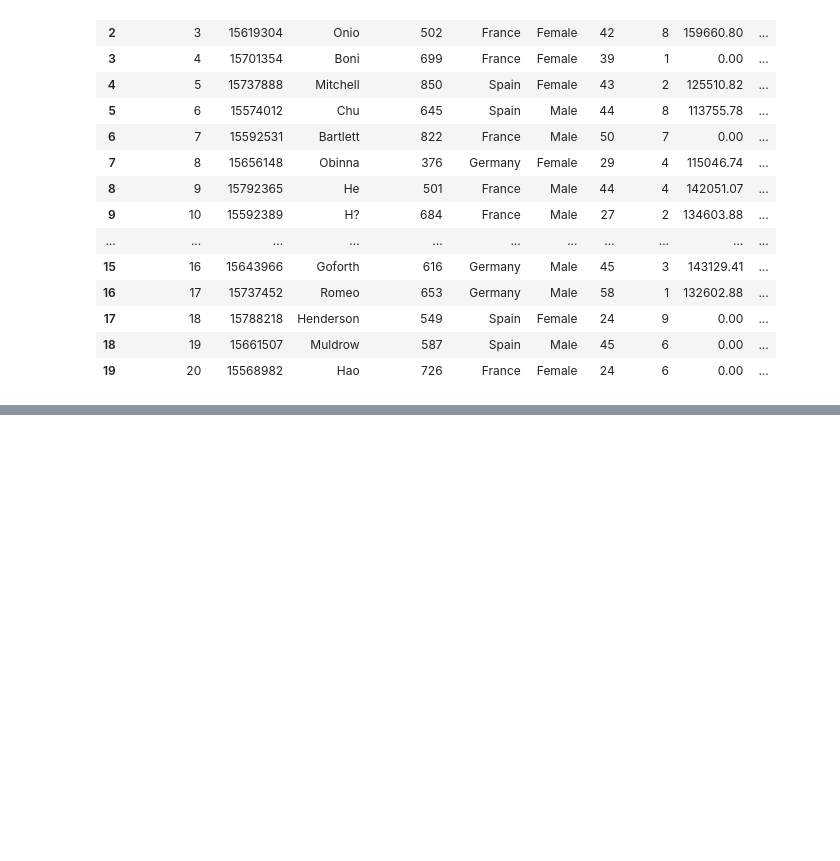
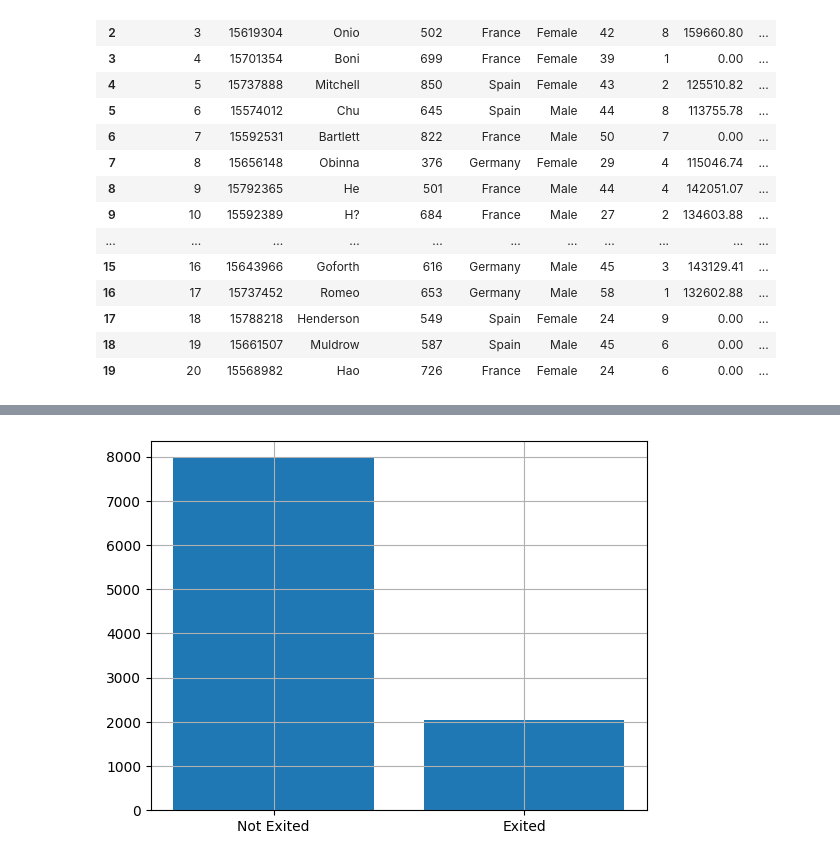
Before and after one commit to oliszymanski/churn-for-bank-customers, a Jupyter notebook: notebooks/churn_for_bank_customers.ipynb, the cells around one changed output, grey strips where cells are left out. Drawn from its saved outputs; the diff is of its cells as text; code cells hidden in the pictures; blank space fills up the shorter version.

```diff
--- a/notebooks/churn_for_bank_customers.ipynb
+++ b/notebooks/churn_for_bank_customers.ipynb
@@ -97,0 +102,6 @@ churn_dataset
+# %%
+plt.bar(churn_dataset['Exited'].value_counts().index, churn_dataset['Exited'].value_counts())
+plt.xticks([0, 1], ['Not Exited', 'Exited'])
+plt.grid()
+# %% [output]
+[figure, added]
```
Also changed, not shown: parts of 4 cells of this notebook.
